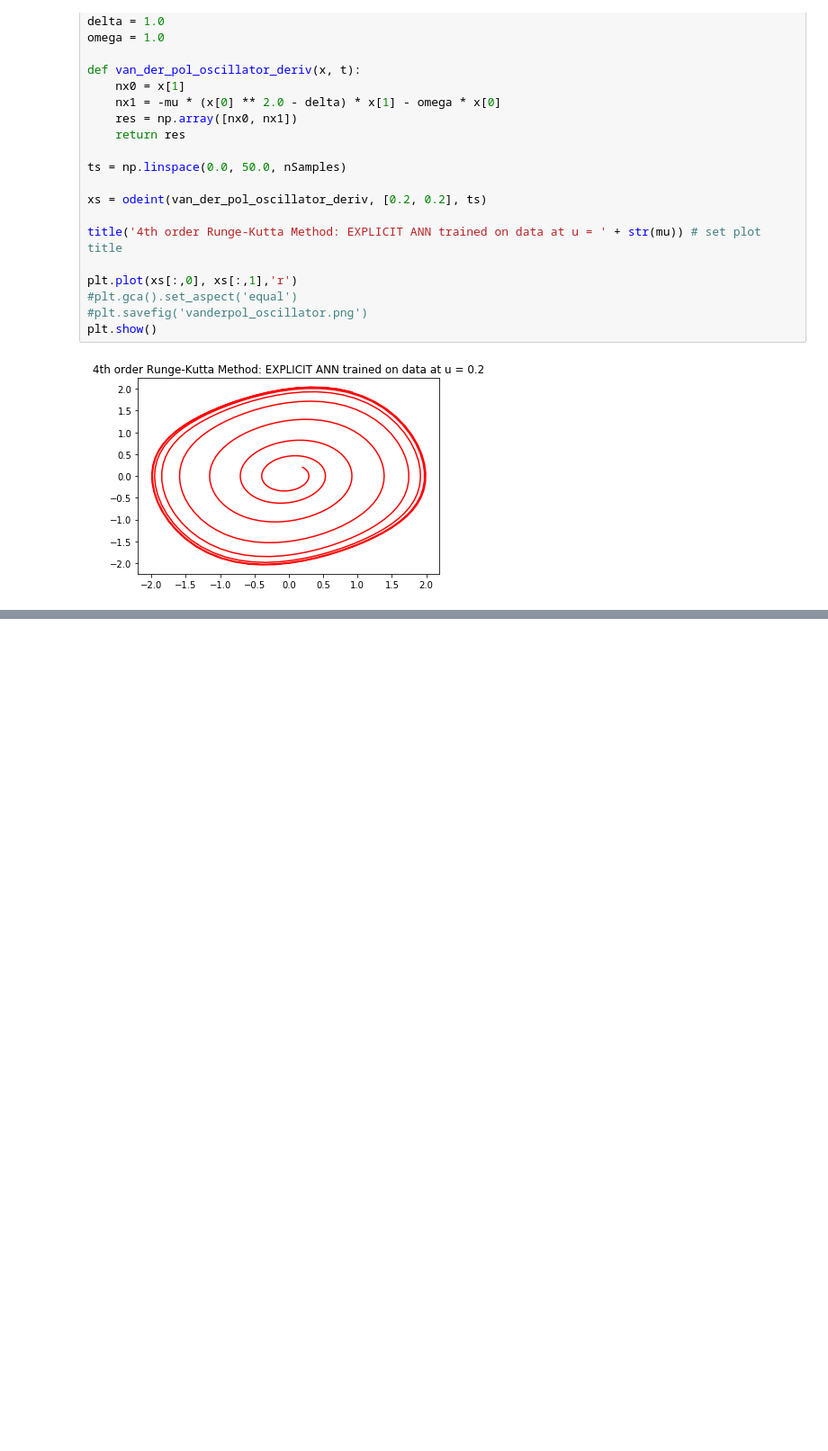
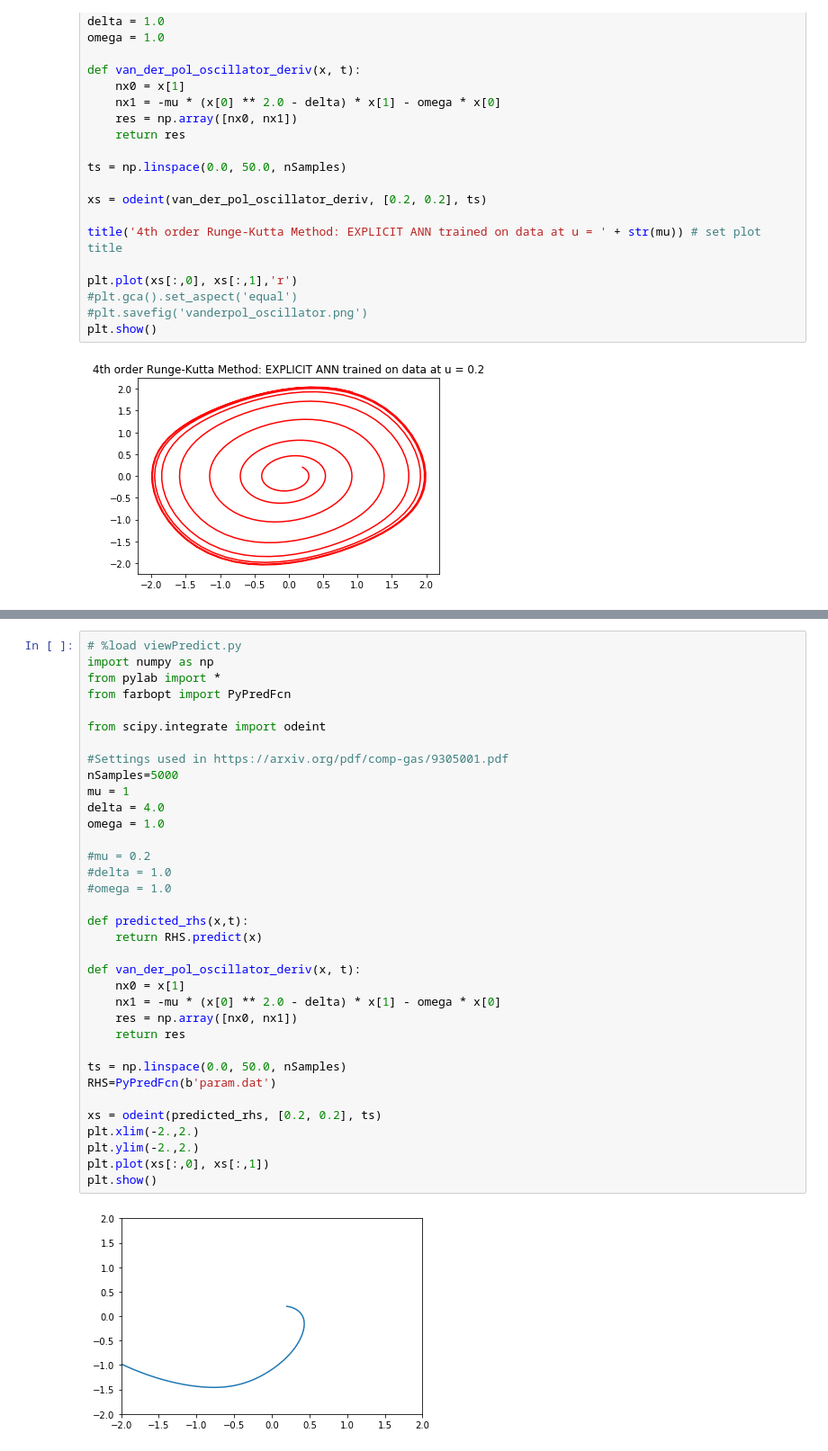
Before and after one commit to rmfarber/farbopt, a Jupyter notebook: examples/RungaKutta/vanderpol.ipynb, the cells around one changed output, grey strips where cells are left out. Shown at 90% size. Cells and saved outputs as stored; diff of their text form; blank space fills up the shorter version.

```diff
--- a/examples/RungaKutta/vanderpol.ipynb
+++ b/examples/RungaKutta/vanderpol.ipynb
@@ -199,0 +241,37 @@ Looks good!
+# %%
+# %load viewPredict.py
+import numpy as np
+from pylab import *
+from farbopt import PyPredFcn
+
+from scipy.integrate import odeint
+
+#Settings used in https://arxiv.org/pdf/comp-gas/9305001.pdf
+nSamples=5000
+mu = 1
+delta = 4.0
+omega = 1.0
+
+#mu = 0.2
+#delta = 1.0
+#omega = 1.0
+
+def predicted_rhs(x,t):
+    return RHS.predict(x)
+
+def van_der_pol_oscillator_deriv(x, t):
+    nx0 = x[1]
+    nx1 = -mu * (x[0] ** 2.0 - delta) * x[1] - omega * x[0]
+    res = np.array([nx0, nx1])
+    return res
+
+ts = np.linspace(0.0, 50.0, nSamples)
+RHS=PyPredFcn(b'param.dat')
+
+xs = odeint(predicted_rhs, [0.2, 0.2], ts)
+plt.xlim(-2.,2.)
+plt.ylim(-2.,2.)
+plt.plot(xs[:,0], xs[:,1])
+plt.show()
+# %% [output]
+[figure, added]
```
Also changed, not shown: parts of 7 cells of this notebook, 1 other file.
